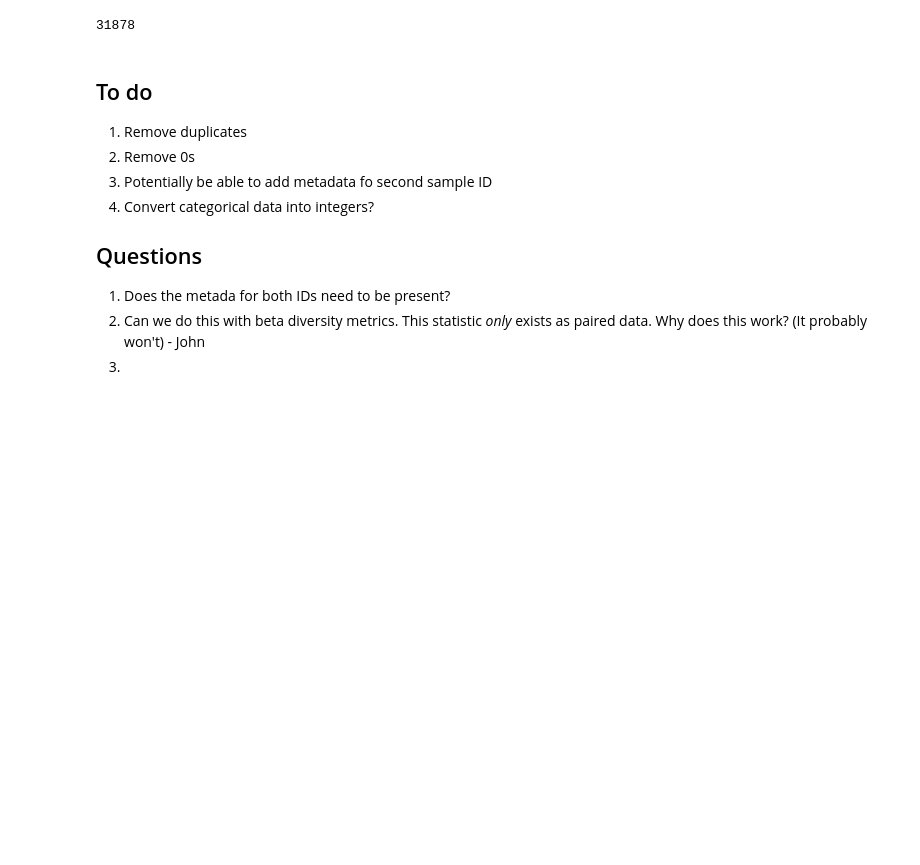
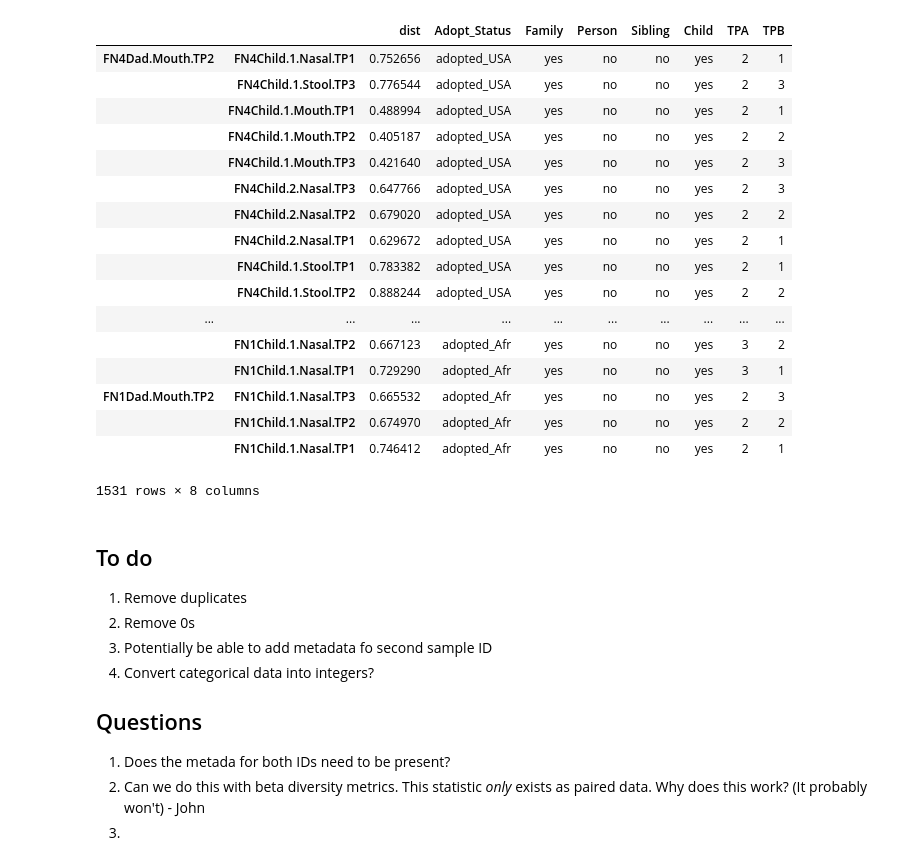
Before and after one commit to johnchase/dm_manipulation, a Jupyter notebook: dm_munging.ipynb, the cells around one changed output. Cells and saved outputs as stored; diff of their text form; code cells hidden in the pictures; blank space fills up the shorter version.

```diff
--- a/dm_munging.ipynb
+++ b/dm_munging.ipynb
@@ -40,8 +19,3 @@ dm_series = dm_series[seen]
 # %%
 stack_df = DataFrame(dm_series)
 stack_df.columns = ['dist']
-# %%
-for col in map_df.columns:
-    stack_df[col] = np.nan
-    for i in stack_df.index:
-        stack_df[col][i[0]] = map_df[col][i[0]]
@@ -86,7 +21,0 @@ for col in map_df.columns:
-# %%
-# list of categories to keep BodySite, Person, adopt_status, Birthplace, Family_Number, Time_Point, child, parent
-categories = ['BodySite', 'Person', 'adopt_status', 'Birthplace', 'Family_Number', 'Time_Point', 'Parent', 'dist', 'family_designation']
-all_cats = stack_df.columns.tolist()
-cats_to_discard = [x for x in all_cats if x not in categories]
-stack_df = stack_df.drop(cats_to_discard, axis=1)
-stack_df[-10:]
@@ -148,9 +120,26 @@ stack_df.dist != 0
 # %%
 stack_df.to_csv('filtered_table.txt', sep='\t')
-# %%
-len(stack_df)
-# %% [output]
-31878
+# %%
+stack_df[stack_df['Adopt_Status'] != 'no']
+# %% [output]
+|  |  | dist | Adopt_Status | Family | Person | Sibling | Child | TPA | TPB |
+| FN4Dad.Mouth.TP2 | FN4Child.1.Nasal.TP1 | 0.752656 | adopted_USA | yes | no | no | yes | 2 | 1 |
+|  | FN4Child.1.Stool.TP3 | 0.776544 | adopted_USA | yes | no | no | yes | 2 | 3 |
+|  | FN4Child.1.Mouth.TP1 | 0.488994 | adopted_USA | yes | no | no | yes | 2 | 1 |
+|  | FN4Child.1.Mouth.TP2 | 0.405187 | adopted_USA | yes | no | no | yes | 2 | 2 |
+|  | FN4Child.1.Mouth.TP3 | 0.421640 | adopted_USA | yes | no | no | yes | 2 | 3 |
+|  | FN4Child.2.Nasal.TP3 | 0.647766 | adopted_USA | yes | no | no | yes | 2 | 3 |
+|  | FN4Child.2.Nasal.TP2 | 0.679020 | adopted_USA | yes | no | no | yes | 2 | 2 |
+|  | FN4Child.2.Nasal.TP1 | 0.629672 | adopted_USA | yes | no | no | yes | 2 | 1 |
+|  | FN4Child.1.Stool.TP1 | 0.783382 | adopted_USA | yes | no | no | yes | 2 | 1 |
+|  | FN4Child.1.Stool.TP2 | 0.888244 | adopted_USA | yes | no | no | yes | 2 | 2 |
+| ... | ... | ... | ... | ... | ... | ... | ... | ... | ... |
+|  | FN1Child.1.Nasal.TP2 | 0.667123 | adopted_Afr | yes | no | no | yes | 3 | 2 |
+|  | FN1Child.1.Nasal.TP1 | 0.729290 | adopted_Afr | yes | no | no | yes | 3 | 1 |
+| FN1Dad.Mouth.TP2 | FN1Child.1.Nasal.TP3 | 0.665532 | adopted_Afr | yes | no | no | yes | 2 | 3 |
+|  | FN1Child.1.Nasal.TP2 | 0.674970 | adopted_Afr | yes | no | no | yes | 2 | 2 |
+|  | FN1Child.1.Nasal.TP1 | 0.746412 | adopted_Afr | yes | no | no | yes | 2 | 1 |
+1531 rows × 8 columns
 # %% [markdown]
 To do
 -----
```
Also changed, not shown: parts of 6 cells of this notebook.
